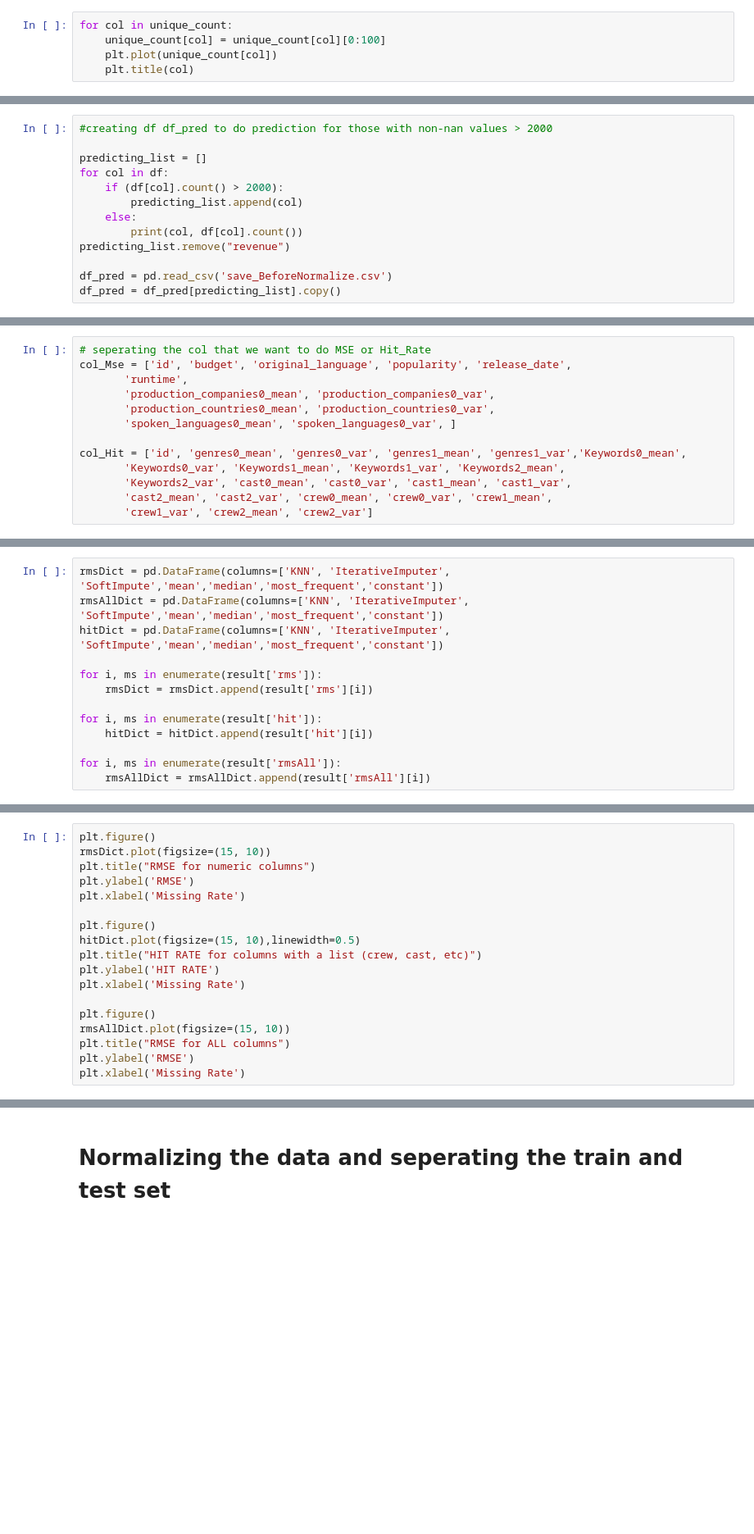
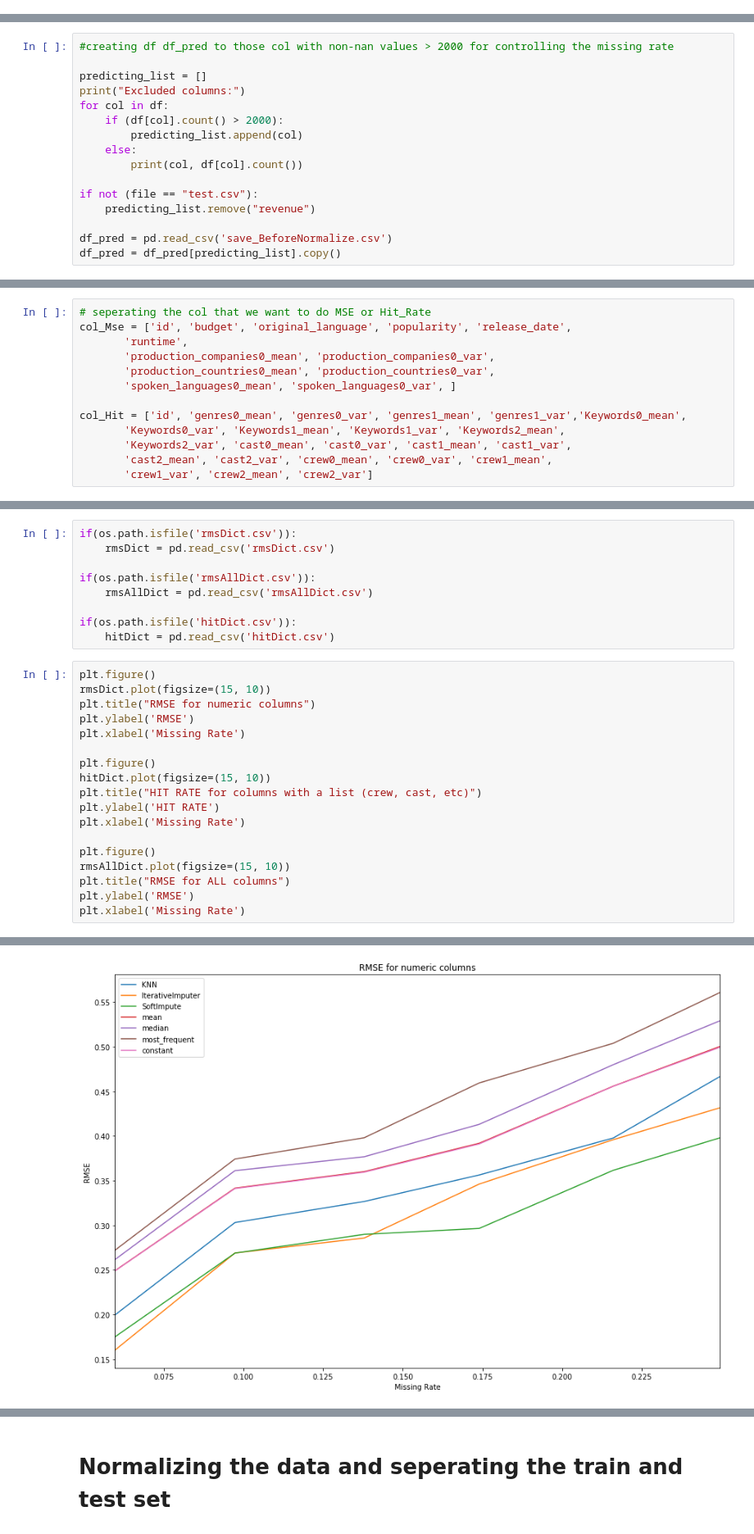
Before and after one commit to isabella618033/4211-Project, a Jupyter notebook: Cleaning the Crew.ipynb, the cells around one changed output, grey strips where cells are left out. Shown at 82% size. Cells and saved outputs as stored; diff of their text form; blank space fills up the shorter version.

```diff
--- a/Cleaning the Crew.ipynb
+++ b/Cleaning the Crew.ipynb
@@ -290,6 +230 @@ for col in df:
-# %%
-for col in unique_count:
-    unique_count[col] = unique_count[col][0:100]
-    plt.plot(unique_count[col])
-    plt.title(col)
 # %%
@@ -301,15 +244,18 @@ df.head()
 # %% [markdown]
 # Verification for the predicting method
 # %%
-#creating df df_pred to do prediction for those with non-nan values > 2000
+#creating df df_pred to those col with non-nan values > 2000 for controlling the missing rate
 
 predicting_list = []
+print("Excluded columns:")
 for col in df:
     if (df[col].count() > 2000):
         predicting_list.append(col)
     else:
         print(col, df[col].count())
-predicting_list.remove("revenue")
+
+if not (file == "test.csv"):
+    predicting_list.remove("revenue")
 
 df_pred = pd.read_csv('save_BeforeNormalize.csv')
 df_pred = df_pred[predicting_list].copy()
@@ -544,13 +448,0 @@ if __name__ ==  '__main__':
-# %%
-rmsDict = pd.DataFrame(columns=['KNN', 'IterativeImputer', 'SoftImpute','mean','median','most_frequent','constant'])
-rmsAllDict = pd.DataFrame(columns=['KNN', 'IterativeImputer', 'SoftImpute','mean','median','most_frequent','constant'])
-hitDict = pd.DataFrame(columns=['KNN', 'IterativeImputer', 'SoftImpute','mean','median','most_frequent','constant'])
-
-for i, ms in enumerate(result['rms']):
-    rmsDict = rmsDict.append(result['rms'][i])
-
-for i, ms in enumerate(result['hit']):
-    hitDict = hitDict.append(result['hit'][i])
-
-for i, ms in enumerate(result['rmsAll']):
-    rmsAllDict = rmsAllDict.append(result['rmsAll'][i])
@@ -557,3 +567,12 @@ for i, ms in enumerate(result['rmsAll']):
+# %%
+if(os.path.isfile('rmsDict.csv')):
+    rmsDict = pd.read_csv('rmsDict.csv')
+
+if(os.path.isfile('rmsAllDict.csv')):
+    rmsAllDict = pd.read_csv('rmsAllDict.csv')
+
+if(os.path.isfile('hitDict.csv')):
+    hitDict = pd.read_csv('hitDict.csv')
 # %%
 plt.figure()
 rmsDict.plot(figsize=(15, 10))
@@ -562,7 +581,7 @@ plt.ylabel('RMSE')
 plt.xlabel('Missing Rate')
 
 plt.figure()
-hitDict.plot(figsize=(15, 10),linewidth=0.5)
+hitDict.plot(figsize=(15, 10))
 plt.title("HIT RATE for columns with a list (crew, cast, etc)")
 plt.ylabel('HIT RATE')
 plt.xlabel('Missing Rate')
@@ -572,3 +591,4 @@ rmsAllDict.plot(figsize=(15, 10))
 plt.title("RMSE for ALL columns")
 plt.ylabel('RMSE')
 plt.xlabel('Missing Rate')
+# %% [output]
@@ -574,0 +597 @@ plt.xlabel('Missing Rate')
+[figure, added]
```
Also changed, not shown: parts of 37 cells of this notebook, 1 other file.
